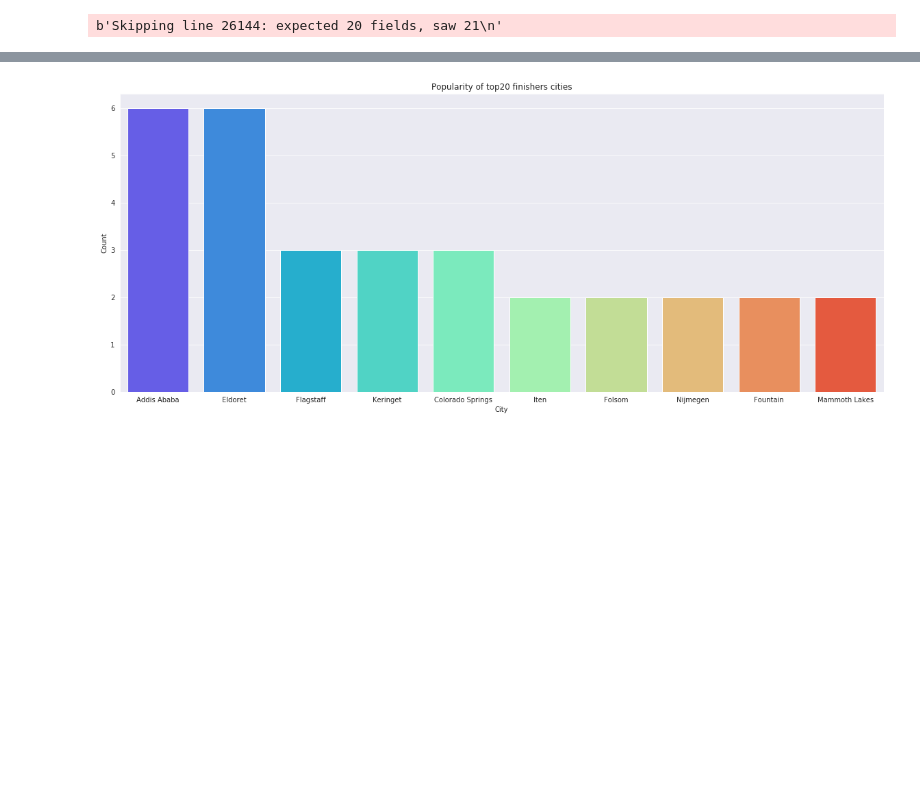
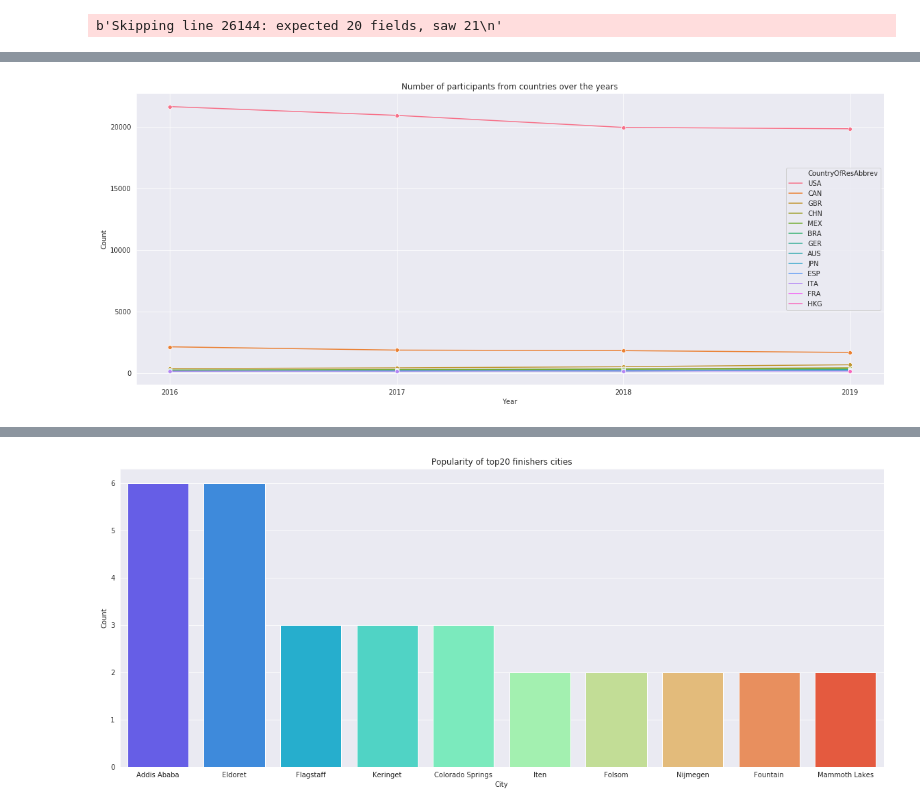
Before and after one commit to mijapa/BostonMarathonAnalisys, a Jupyter notebook: BostonMarathonTop.ipynb, the cells around one changed output, grey strips where cells are left out. Saved outputs shown, nothing was run; the diff lists cells and outputs as text; code cells hidden in the pictures; blank space fills up the shorter version.

```diff
--- a/BostonMarathonTop.ipynb
+++ b/BostonMarathonTop.ipynb
@@ -42,0 +44,9 @@ g.figure.set_size_inches(20,8)
+# %%
+s = results.groupby(['Year', 'CountryOfResAbbrev'], as_index= False).count().sort_values(ascending=False, by='City').head(40)
+g = sns.lineplot(x="Year", y="City", marker="o", hue='CountryOfResAbbrev', dashes=True, data=s)
+g.set_title("Number of participants from countries over the years")
+g.set(ylabel='Count')
+plt.xticks([2016,2017,2018,2019])
+g.figure.set_size_inches(20,8)
+# %% [output]
+[figure, added]
```
Also changed, not shown: parts of 3 cells of this notebook, 1 other file.
